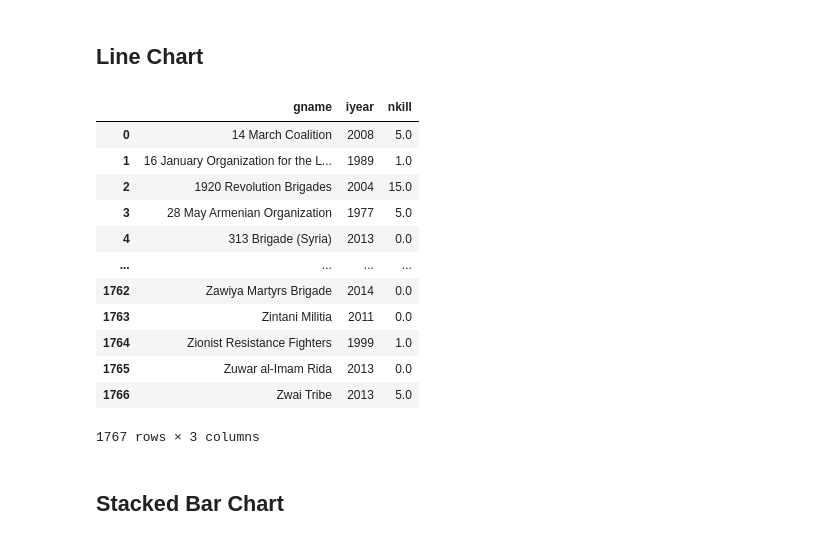
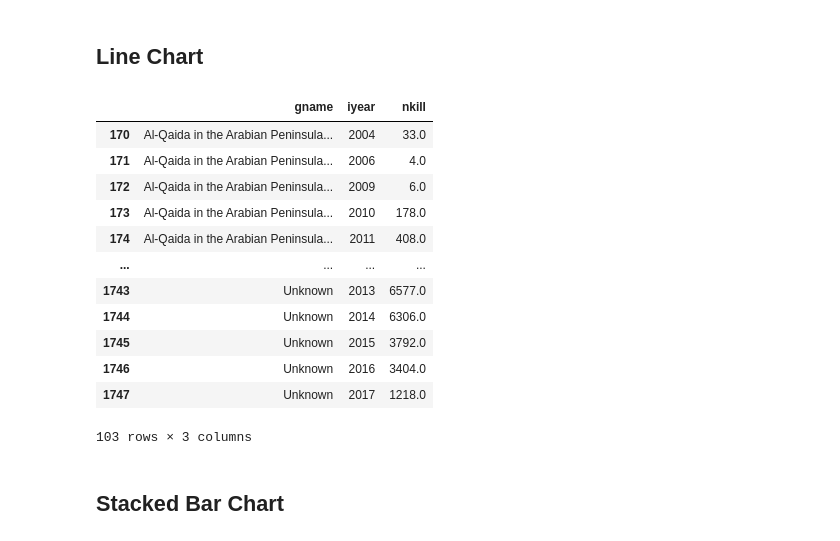
Before and after one commit to adrian-florin/DATA101-Project, a Jupyter notebook: dash-data.ipynb, the cells around one changed output. Drawn from its saved outputs; the diff is of its cells as text; code cells hidden in the pictures.

```diff
--- a/dash-data.ipynb
+++ b/dash-data.ipynb
@@ -137,21 +137,28 @@ fig = px.pie(df_pie, values=value_one, names=grp)
 fig.show()
 # %% [markdown]
 ## Line Chart
-# %%
-df_time = pd.DataFrame(df_region.groupby([grp, 'iyear'], as_index=False)[value_one].sum())
-df_time
-# %% [output]
-|  | gname | iyear | nkill |
-| 0 | 14 March Coalition | 2008 | 5.0 |
-| 1 | 16 January Organization for the L... | 1989 | 1.0 |
-| 2 | 1920 Revolution Brigades | 2004 | 15.0 |
-| 3 | 28 May Armenian Organization | 1977 | 5.0 |
-| 4 | 313 Brigade (Syria) | 2013 | 0.0 |
-| ... | ... | ... | ... |
-| 1762 | Zawiya Martyrs Brigade | 2014 | 0.0 |
-| 1763 | Zintani Militia | 2011 | 0.0 |
-| 1764 | Zionist Resistance Fighters | 1999 | 1.0 |
-| 1765 | Zuwar al-Imam Rida | 2013 | 0.0 |
-| 1766 | Zwai Tribe | 2013 | 5.0 |
-1767 rows × 3 columns
+# %%
+df_time = pd.DataFrame(df_region.groupby([grp, 'iyear'], as_index=False)[value_one].sum())
+df_time_sorted = df_time.sort_values(by=value_one, ascending=False)
+top_five_kills = df_time_sorted[grp].unique()[:5].tolist()
+df_time = df_time.loc[(df_time[grp] == top_five_kills[0]) |
+                      (df_time[grp] == top_five_kills[1]) |
+                      (df_time[grp] == top_five_kills[2]) |
+                      (df_time[grp] == top_five_kills[3]) |
+                      (df_time[grp] == top_five_kills[4])]
+df_time
+# %% [output]
+|  | gname | iyear | nkill |
+| 170 | Al-Qaida in the Arabian Peninsula... | 2004 | 33.0 |
+| 171 | Al-Qaida in the Arabian Peninsula... | 2006 | 4.0 |
+| 172 | Al-Qaida in the Arabian Peninsula... | 2009 | 6.0 |
+| 173 | Al-Qaida in the Arabian Peninsula... | 2010 | 178.0 |
+| 174 | Al-Qaida in the Arabian Peninsula... | 2011 | 408.0 |
+| ... | ... | ... | ... |
+| 1743 | Unknown | 2013 | 6577.0 |
+| 1744 | Unknown | 2014 | 6306.0 |
+| 1745 | Unknown | 2015 | 3792.0 |
+| 1746 | Unknown | 2016 | 3404.0 |
+| 1747 | Unknown | 2017 | 1218.0 |
+103 rows × 3 columns
 # %%
```
Also changed, not shown: parts of 1 cell of this notebook.
